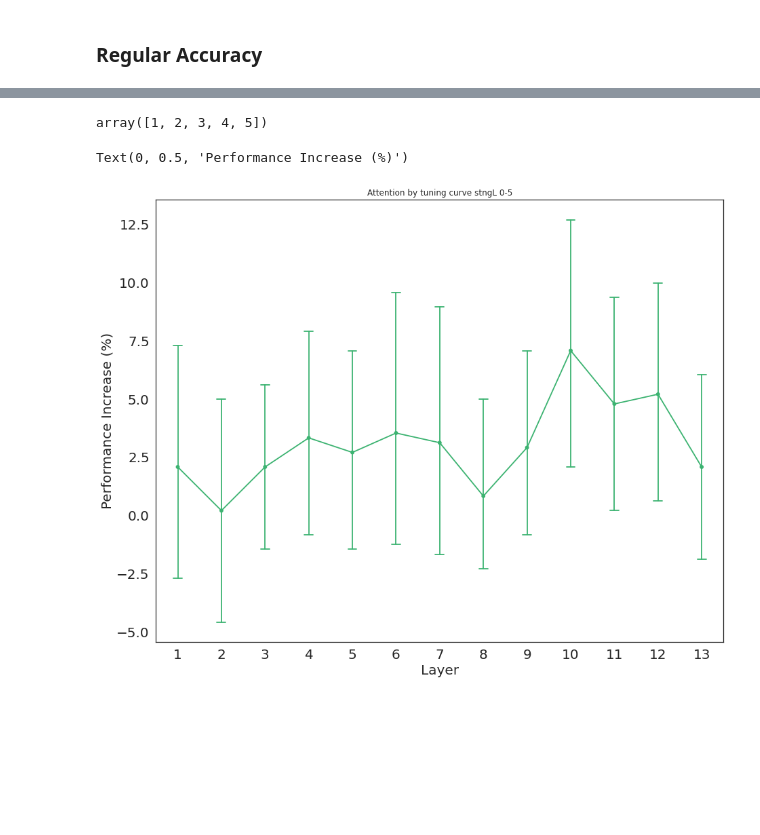
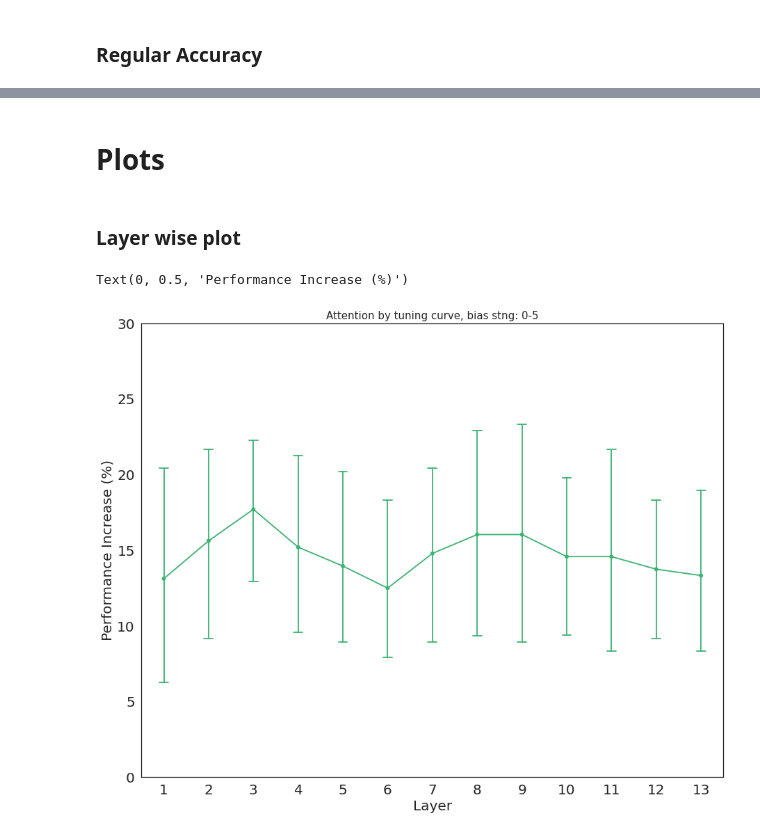
Before and after one commit to soukhind2/vgg16obj, a Jupyter notebook: Merge_set.ipynb, the cells around one changed output, grey strips where cells are left out. Drawn from its saved outputs; the diff is of its cells as text; code cells hidden in the pictures; blank space fills up the shorter version.

```diff
--- a/Merge_set.ipynb
+++ b/Merge_set.ipynb
@@ -284,10 +304,20 @@ for imtype in range(2):
 # %%
+diff = acc[0]-acc[1]
 print(np.mean(acc))
 import seaborn as sns
+'''
 sns.set(style="white",rc={"lines.linewidth": 0.7})
 plt.figure(figsize = (8,8))
 ax = sns.boxplot(data = acc.T )
 ax.set_xlabel('Category',size = 20)
 ax.set_xticklabels(['Regular','Merged'],size = 15)
 ax.set_ylabel('Binary Classification Acc.',size = 20)
+'''
+# Cateogory wise performance difference
+plt.figure(figsize = (8,8))
+sns.set(style="white",rc={"lines.linewidth": 1})
+ax = sns.lineplot(data = diff ,marker="o")
+ax.set_xlabel('Category',size = 20)
+ax.set_xticklabels(['Regular','Male','Female','Manmade','Natural','Pwrd','Nonpwrd'],size = 15)
+ax.set_ylabel('\u0394 Accuracy',size = 20)
 # %% [output]
@@ -467,7 +497,7 @@ def gen_attnmap(modifier,mask,category,bi,atype):
         if atype == 1:
           amap = np.ones((224,224,64),dtype='float32') + np.tile(mapval,[224,224,1])* mask[layer]
         elif atype == 2:
-          amap = np.tile(mapval,[224,224,1])* mask[layer]*beta[layer]
+          amap = np.tile(mapval,[224,224,1])* mask[layer]
         #amap[amap < 0] = 0
         attnmap.append(amap)
 
@@ -479,7 +509,7 @@ def gen_attnmap(modifier,mask,category,bi,atype):
         if atype == 1:
           amap = np.ones((112,112,128),dtype='float32') + np.tile(mapval,[112,112,1])* mask[layer]
         elif atype == 2:
-          amap = np.tile(mapval,[112,112,1])* mask[layer]*beta[layer]
+          amap = np.tile(mapval,[112,112,1])* mask[layer]
         #amap[amap < 0] = 0
         attnmap.append(amap)
 
@@ -491,7 +521,7 @@ def gen_attnmap(modifier,mask,category,bi,atype):
         if atype == 1:
           amap = np.ones((56,56,256),dtype='float32') + np.tile(mapval,[56,56,1])* mask[layer]
         elif atype == 2:
-          amap = np.tile(mapval,[56,56,1])* mask[layer]*beta[layer]
+          amap = np.tile(mapval,[56,56,1])* mask[layer]
         #amap[amap < 0] = 0
         attnmap.append(amap)
 
@@ -503,7 +533,7 @@ def gen_attnmap(modifier,mask,category,bi,atype):
         if atype == 1:
           amap = np.ones((28,28,512),dtype='float32') + np.tile(mapval,[28,28,1])* mask[layer]
         elif atype == 2:
-          amap = np.tile(mapval,[28,28,1])* mask[layer]*beta[layer]
+          amap = np.tile(mapval,[28,28,1])* mask[layer]
         #amap[amap < 0] = 0
         attnmap.append(amap)
 
@@ -515,7 +545,7 @@ def gen_attnmap(modifier,mask,category,bi,atype):
         if atype ==1:
           amap = np.ones((14,14,512),dtype='float32') + np.tile(mapval,[14,14,1])* mask[layer]
         elif atype == 2:
-          amap = np.tile(mapval,[14,14,1])* mask[layer]*beta[layer]
+          amap = np.tile(mapval,[14,14,1])* mask[layer]
         #amap[amap < 0] = 0
         attnmap.append(amap)
 
@@ -637,7 +667,7 @@ import gc
 #cat_grads = [[[-item for item in subl] for subl in level] for level in cat_grads]
 layeridx = 0
 np.save('layeridx',layeridx)
-atstrng = 0.5 #0
+atstrng = 5 #0,1,1.5,2,2.5,3,3.5,4,4.5,5
 grand_acc = [[] for i in range(6)]
 for cat in range(6):
   print('Category of interest: ', categories[cat])
@@ -770,49 +782,50 @@ Category of interest:  Nonpowered
-# %%
-np.arange(1,6,1)
-# %% [output]
-array([1, 2, 3, 4, 5])
+# %% [markdown]
+# Plots
+# %% [markdown]
+### Layer wise plot
 # %%
 import numpy as np
 import matplotlib.pyplot as plt
 
-x = np.load('tun_accuracy_new0.npy')
+x = np.load('tun_accuracy_add0.npy')
 x = np.expand_dims(x,0)
 
 for i in np.arange(0.5,5,1):
-  temp = np.load('tun_accuracy_new' + str(i) + '.npy')
+  temp = np.load('tun_accuracy_add' + str(i) + '.npy')
   temp = np.expand_dims(temp,0)
   x = np.vstack((x,temp))
 
 for i in np.arange(1,6,1):
-  temp = np.load('tun_accuracy_new' + str(i) + '.npy')
+  temp = np.load('tun_accuracy_add' + str(i) + '.npy')
   temp = np.expand_dims(temp,0)
   x = np.vstack((x,temp))
 
 
 
 
 x = np.amax(x,0)
 
 plt_data = np.zeros((6,13))
 for i in range(6):
   for j in range(13):
     plt_data[i,j] = x[i,j] - acc[i]
 
 
 import seaborn as sns
 sns.set(style="white",rc={"lines.linewidth": 1})
 plt.figure(figsize = (15,12))
 ax = sns.pointplot(data = plt_data*100, color = 'mediumseagreen',
                    errorwidth = 0.1 , capsize = 0.2)
 
 ax.set_xlabel('Layer',size = 20)
 ax.set_xticklabels(np.arange(1,14),size = 20)
 plt.yticks(fontsize = 20)
-plt.title('Attention by tuning curve stngL 0-5')
+plt.ylim(0,30)
+plt.title('Attention by tuning curve, bias stng: 0-5',size = 15)
 ax.set_ylabel('Performance Increase (%)',size = 20)
 # %% [output]
 Text(0, 0.5, 'Performance Increase (%)')
-[figure, old version]
+[figure, new version]
 # %%
 #grad_acc = plt_data
 tun_acc = plt_data
```
Also changed, not shown: parts of 14 cells of this notebook.
